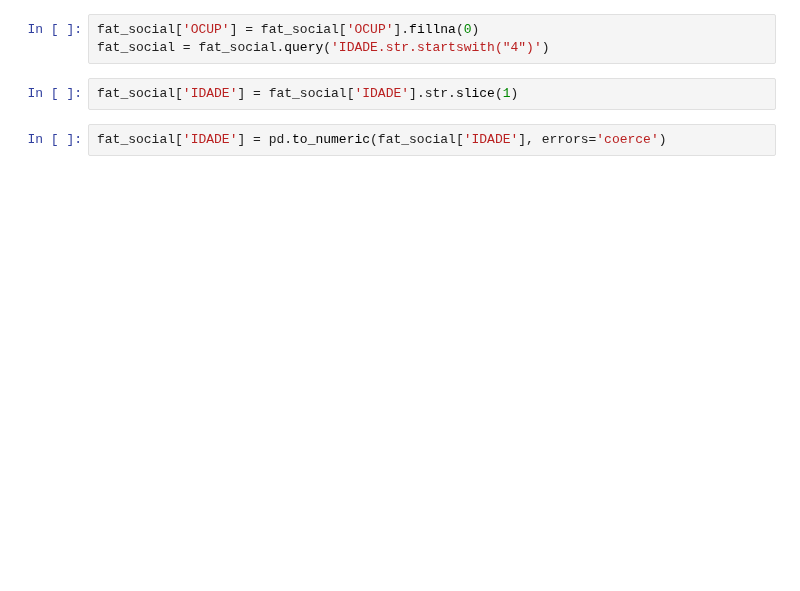
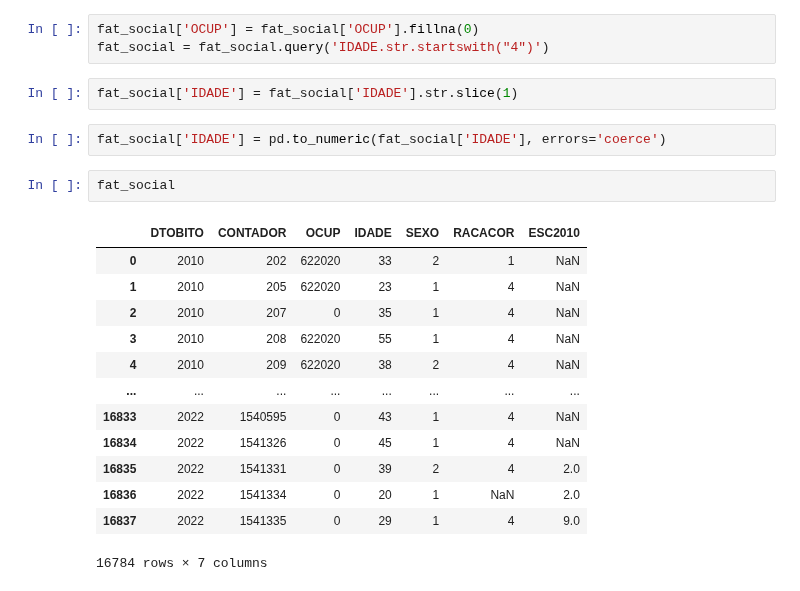
Before and after one commit to iagonmic/taxa-homicidio-pb, a Jupyter notebook: analise.ipynb, the cells around one changed output. Drawn from its saved outputs; the diff is of its cells as text; blank space fills up the shorter version.

```diff
--- a/analise.ipynb
+++ b/analise.ipynb
@@ -1147,3 +1149,19 @@ fat_social = fat_social.query('IDADE.str.startswith("4")')
 fat_social['IDADE'] = fat_social['IDADE'].str.slice(1)
 # %%
 fat_social['IDADE'] = pd.to_numeric(fat_social['IDADE'], errors='coerce')
+# %%
+fat_social
+# %% [output]
+|  | DTOBITO | CONTADOR | OCUP | IDADE | SEXO | RACACOR | ESC2010 |
+| 0 | 2010 | 202 | 622020 | 33 | 2 | 1 | NaN |
+| 1 | 2010 | 205 | 622020 | 23 | 1 | 4 | NaN |
+| 2 | 2010 | 207 | 0 | 35 | 1 | 4 | NaN |
+| 3 | 2010 | 208 | 622020 | 55 | 1 | 4 | NaN |
+| 4 | 2010 | 209 | 622020 | 38 | 2 | 4 | NaN |
+| ... | ... | ... | ... | ... | ... | ... | ... |
+| 16833 | 2022 | 1540595 | 0 | 43 | 1 | 4 | NaN |
+| 16834 | 2022 | 1541326 | 0 | 45 | 1 | 4 | NaN |
+| 16835 | 2022 | 1541331 | 0 | 39 | 2 | 4 | 2.0 |
+| 16836 | 2022 | 1541334 | 0 | 20 | 1 | NaN | 2.0 |
+| 16837 | 2022 | 1541335 | 0 | 29 | 1 | 4 | 9.0 |
+16784 rows × 7 columns
```
Also changed, not shown: parts of 31 cells of this notebook, 5 other files.
